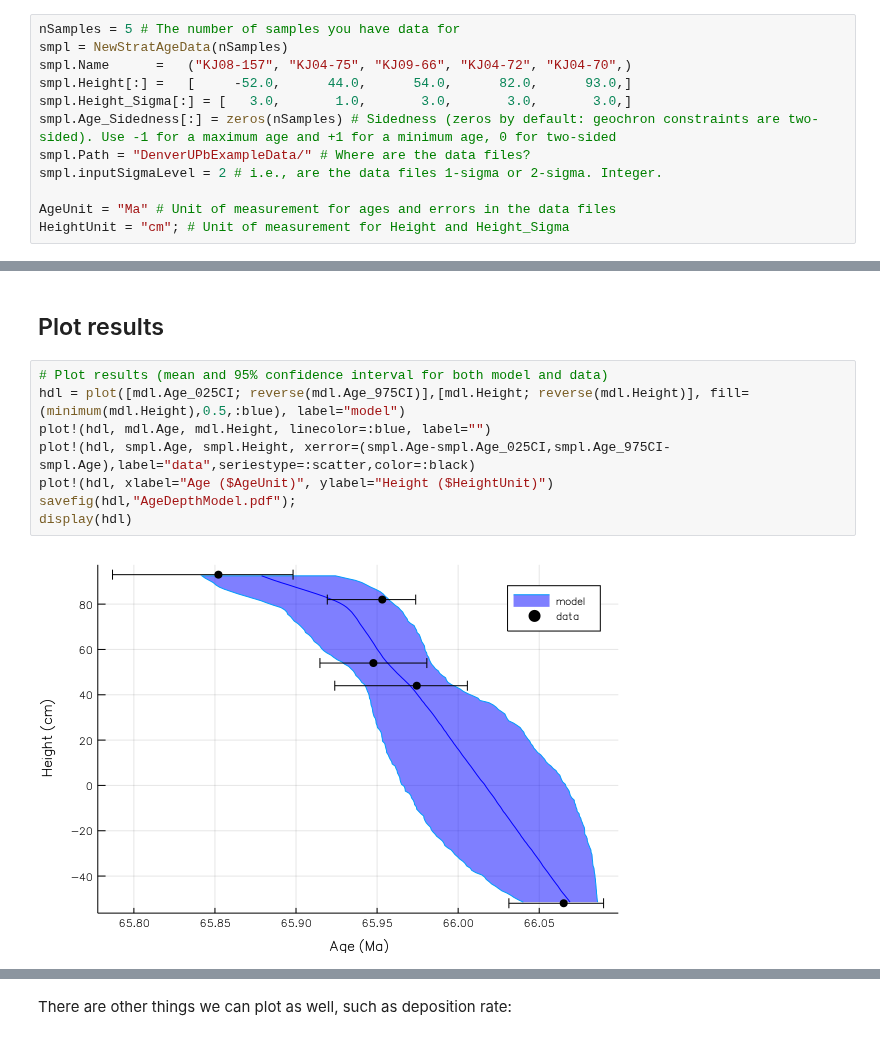
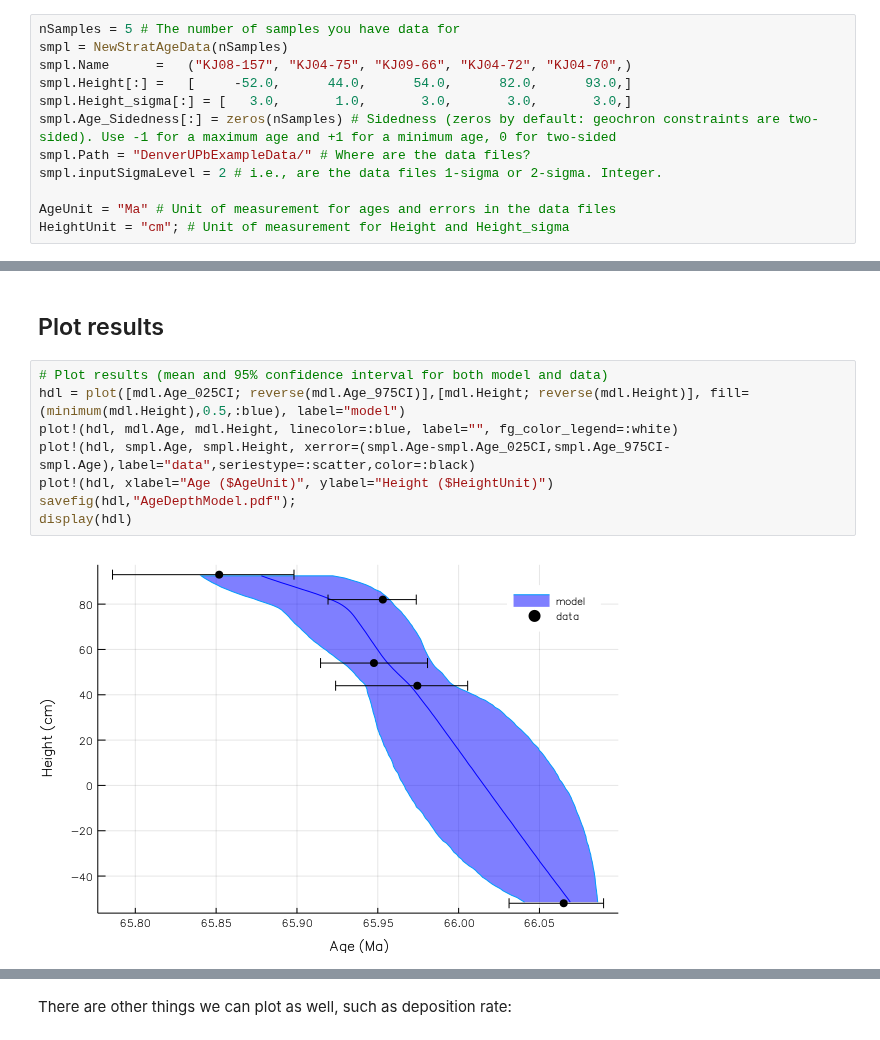
Before and after one commit to brenhinkeller/Chron.jl, a Jupyter notebook: examples/demo.ipynb, the cells around one changed output, grey strips where cells are left out. Drawn from its saved outputs; the diff is of its cells as text.

```diff
--- a/examples/demo.ipynb
+++ b/examples/demo.ipynb
@@ -34,13 +34,13 @@ nSamples = 5 # The number of samples you have data for
 smpl = NewStratAgeData(nSamples)
 smpl.Name      =   ("KJ08-157", "KJ04-75", "KJ09-66", "KJ04-72", "KJ04-70",)
 smpl.Height[:] =   [     -52.0,      44.0,      54.0,      82.0,      93.0,]
-smpl.Height_Sigma[:] = [   3.0,       1.0,       3.0,       3.0,       3.0,]
+smpl.Height_sigma[:] = [   3.0,       1.0,       3.0,       3.0,       3.0,]
 smpl.Age_Sidedness[:] = zeros(nSamples) # Sidedness (zeros by default: geochron constraints are two-sided). Use -1 for a maximum age and +1 for a minimum age, 0 for two-sided
 smpl.Path = "DenverUPbExampleData/" # Where are the data files?
 smpl.inputSigmaLevel = 2 # i.e., are the data files 1-sigma or 2-sigma. Integer.
 
 AgeUnit = "Ma" # Unit of measurement for ages and errors in the data files
-HeightUnit = "cm"; # Unit of measurement for Height and Height_Sigma
+HeightUnit = "cm"; # Unit of measurement for Height and Height_sigma
 # %% [markdown]
 ## Configure and run eruption/deposition age model
 To learn more about the eruption/deposition age estimation model, see also [Keller, Schoene, and Sameperton (2018)](https://doi.org/10.7185/geochemlet.1826) and the [BayeZirChron demo notebook](http://brenh.in/BayeZirChron)
@@ -141,13 +161,13 @@ Collecting sieved stationary distribution: 525000 steps
 # %%
 # Plot results (mean and 95% confidence interval for both model and data)
 hdl = plot([mdl.Age_025CI; reverse(mdl.Age_975CI)],[mdl.Height; reverse(mdl.Height)], fill=(minimum(mdl.Height),0.5,:blue), label="model")
-plot!(hdl, mdl.Age, mdl.Height, linecolor=:blue, label="")
+plot!(hdl, mdl.Age, mdl.Height, linecolor=:blue, label="", fg_color_legend=:white)
 plot!(hdl, smpl.Age, smpl.Height, xerror=(smpl.Age-smpl.Age_025CI,smpl.Age_975CI-smpl.Age),label="data",seriestype=:scatter,color=:black)
 plot!(hdl, xlabel="Age ($AgeUnit)", ylabel="Height ($HeightUnit)")
 savefig(hdl,"AgeDepthModel.pdf");
 display(hdl)
 # %% [output]
-[figure, old version]
+[figure, new version]
 # %%
 # Interpolate results at KTB (height = 0)
 height = 0
```
Also changed, not shown: parts of 8 cells of this notebook.
